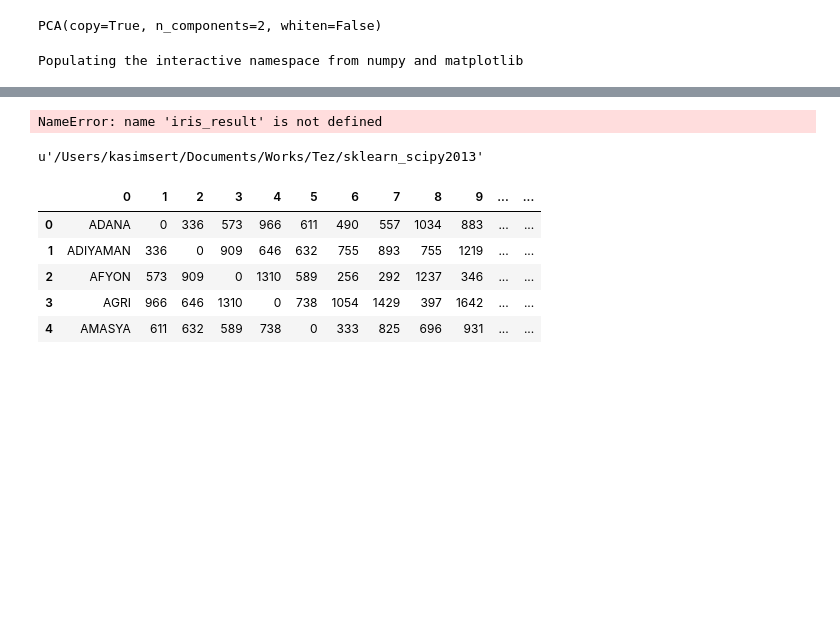
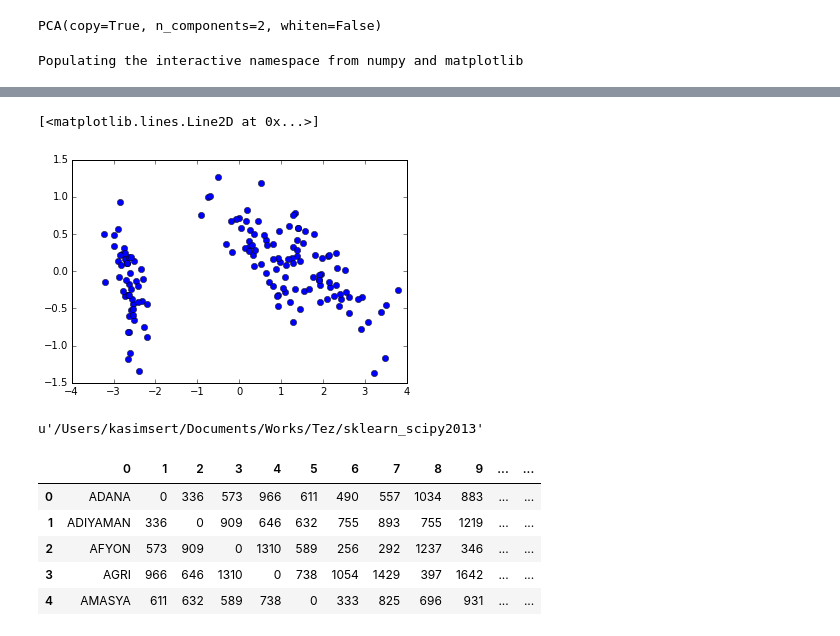
Before and after one commit to cacert/notebooks, a Jupyter notebook: TurkeyMap/misc.ipynb, the cells around one changed output, grey strips where cells are left out. Drawn from its saved outputs; the diff is of its cells as text; code cells hidden in the pictures; blank space fills up the shorter version.

```diff
--- a/TurkeyMap/misc.ipynb
+++ b/TurkeyMap/misc.ipynb
@@ -98,7 +150,8 @@ import pylab as pl
 # %%
-pl.plot(iris_result[:,0],iris_result[:,1],'o',c='r')
+pl.plot(iris_result[:,0],iris_result[:,1],'o')
 # %% [output]
-NameError: name 'iris_result' is not defined
+[<matplotlib.lines.Line2D at 0x...>]
+[figure, added]
 # %%
 %pwd
 # %% [output]
```
Also changed, not shown: parts of 11 cells of this notebook.
